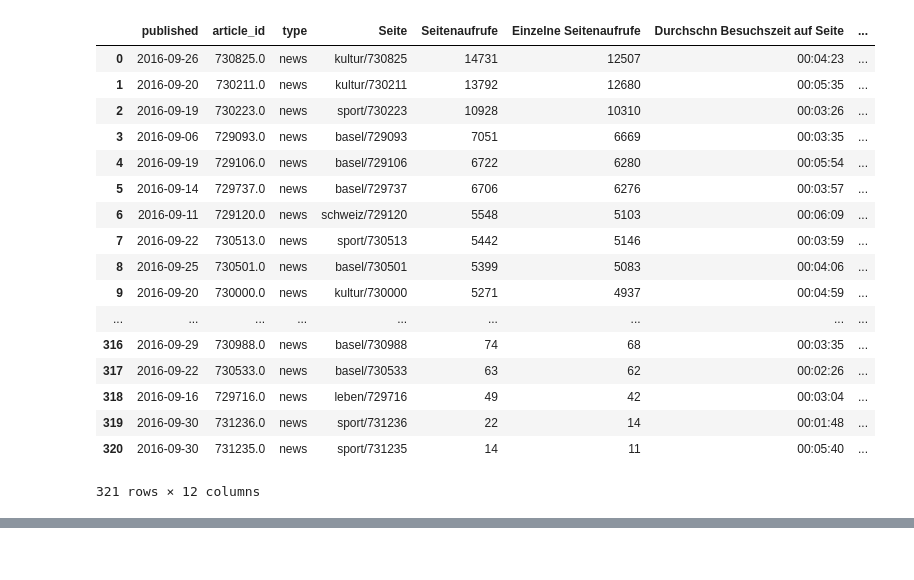
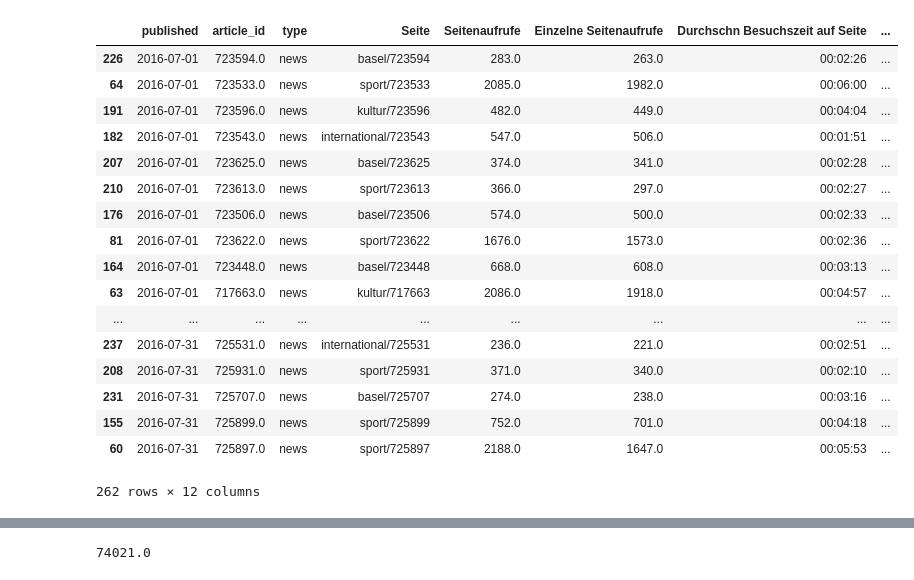
Before and after one commit to TagesWoche/analytics, a Jupyter notebook: Analytics_API_scrape.ipynb, the cells around one changed output, grey strips where cells are left out. Saved outputs shown, nothing was run; the diff lists cells and outputs as text; code cells hidden in the pictures.

```diff
--- a/Analytics_API_scrape.ipynb
+++ b/Analytics_API_scrape.ipynb
@@ -17,26 +19,23 @@ from pandas.io.json import json_normalize
 
 InteractiveShell.ast_node_interactivity = "all"
 matplotlib.rcParams['svg.fonttype'] = 'none'
+# %%
+## define month
+
+month = 'juli_2016'
 # %%
-stats = pd.read_csv('tawo_stat.csv')
+## load google analyctics data
 
-#foo = lambda x: pd.Series([i for i in reversed(x.split('/'))])
-#rev = stats['Seite'].apply(foo)
+ga_stats = 'tawo_stats_' + month + '.csv'
 
-#s = stats['Seite'].str.split('/').apply(pd.Series)
-
-#s.replace('', np.nan, inplace=True)
-
-#ids = s[4]
-
-#ids = ids.dropna()
-
+stats = pd.read_csv(ga_stats)
 
 stats['article_id'] = stats['Seite'].str.replace('/\w\w/\d\d\d\d_\d\d/\w+/', '')
 stats['Seite'] = stats['Seite'].str.replace('/\w\w/\d\d\d\d_\d\d/', '')
 stats['section'] = stats['Seite'].str.extract('(\w+)')
 
 stats['article_id'] = pd.to_numeric(stats['article_id'], errors='coerce')
+stats['Seitenaufrufe'] = pd.to_numeric(stats['Seitenaufrufe'], errors='coerce')
 
 stats.replace('', np.nan, inplace=True)
 stats = stats.dropna()
@@ -65,12 +64,13 @@ def parse_articles(id):
 
     return meta
 
-df = pd.concat([parse_articles(id) for id in stats['article_id']])
+filepath = 'tawo_stats_meta_' + month + '.csv'
 
-#df_new = df['authors']
+if os.path.exists(filepath):
+    df = pd.read_csv(filepath, usecols=[1,2,3])
+else:
+    df = pd.concat([parse_articles(id) for id in stats['article_id']])
 
-#df_new.to_json('author.json')
 
-#df_author = pd.read_json('author.json')
 df
 # %% [output]
@@ -190,6 +194,6 @@ df_news['Seitenaufrufe'].sum()
 # %%
-data_subset = df_news.set_index(['published'])
+data_subset_news = df_news.set_index(['published'])
 
-data_subset_september = data_subset.loc['2016-09-01':'2016-09-30']
-data_subset_september['Seitenaufrufe'].sum()
+data_subset_news_month = data_subset_news.loc['2016-07-01':'2016-07-31']
+data_subset_news_month['Seitenaufrufe'].sum()
 # %% [output]
@@ -219,26 +211,26 @@ data_subset_september.sort_values('Seitenaufrufe', ascending=False)
 # %%
-data_subset_september.reset_index()
+data_subset_news_month.reset_index().sort_values('published')
 
-data_subset_september.groupby(['section']).Seitenaufrufe.sum()
+data_subset_news_month.groupby(['section']).Seitenaufrufe.sum()
 
-data_subset_september['section'].value_counts()
+data_subset_news_month['section'].value_counts()
 # %% [output]
 |  | published | article_id | type | Seite | Seitenaufrufe | Einzelne Seitenaufrufe | Durchschn Besuchszeit auf Seite | ... |
-| 0 | 2016-09-26 | 730825.0 | news | kultur/730825 | 14731 | 12507 | 00:04:23 | ... |
-| 1 | 2016-09-20 | 730211.0 | news | kultur/730211 | 13792 | 12680 | 00:05:35 | ... |
-| 2 | 2016-09-19 | 730223.0 | news | sport/730223 | 10928 | 10310 | 00:03:26 | ... |
-| 3 | 2016-09-06 | 729093.0 | news | basel/729093 | 7051 | 6669 | 00:03:35 | ... |
-| 4 | 2016-09-19 | 729106.0 | news | basel/729106 | 6722 | 6280 | 00:05:54 | ... |
-| 5 | 2016-09-14 | 729737.0 | news | basel/729737 | 6706 | 6276 | 00:03:57 | ... |
-| 6 | 2016-09-11 | 729120.0 | news | schweiz/729120 | 5548 | 5103 | 00:06:09 | ... |
-| 7 | 2016-09-22 | 730513.0 | news | sport/730513 | 5442 | 5146 | 00:03:59 | ... |
-| 8 | 2016-09-25 | 730501.0 | news | basel/730501 | 5399 | 5083 | 00:04:06 | ... |
-| 9 | 2016-09-20 | 730000.0 | news | kultur/730000 | 5271 | 4937 | 00:04:59 | ... |
+| 226 | 2016-07-01 | 723594.0 | news | basel/723594 | 283.0 | 263.0 | 00:02:26 | ... |
+| 64 | 2016-07-01 | 723533.0 | news | sport/723533 | 2085.0 | 1982.0 | 00:06:00 | ... |
+| 191 | 2016-07-01 | 723596.0 | news | kultur/723596 | 482.0 | 449.0 | 00:04:04 | ... |
+| 182 | 2016-07-01 | 723543.0 | news | international/723543 | 547.0 | 506.0 | 00:01:51 | ... |
+| 207 | 2016-07-01 | 723625.0 | news | basel/723625 | 374.0 | 341.0 | 00:02:28 | ... |
+| 210 | 2016-07-01 | 723613.0 | news | sport/723613 | 366.0 | 297.0 | 00:02:27 | ... |
+| 176 | 2016-07-01 | 723506.0 | news | basel/723506 | 574.0 | 500.0 | 00:02:33 | ... |
+| 81 | 2016-07-01 | 723622.0 | news | sport/723622 | 1676.0 | 1573.0 | 00:02:36 | ... |
+| 164 | 2016-07-01 | 723448.0 | news | basel/723448 | 668.0 | 608.0 | 00:03:13 | ... |
+| 63 | 2016-07-01 | 717663.0 | news | kultur/717663 | 2086.0 | 1918.0 | 00:04:57 | ... |
 | ... | ... | ... | ... | ... | ... | ... | ... | ... |
-| 316 | 2016-09-29 | 730988.0 | news | basel/730988 | 74 | 68 | 00:03:35 | ... |
-| 317 | 2016-09-22 | 730533.0 | news | basel/730533 | 63 | 62 | 00:02:26 | ... |
-| 318 | 2016-09-16 | 729716.0 | news | leben/729716 | 49 | 42 | 00:03:04 | ... |
-| 319 | 2016-09-30 | 731236.0 | news | sport/731236 | 22 | 14 | 00:01:48 | ... |
-| 320 | 2016-09-30 | 731235.0 | news | sport/731235 | 14 | 11 | 00:05:40 | ... |
+| 237 | 2016-07-31 | 725531.0 | news | international/725531 | 236.0 | 221.0 | 00:02:51 | ... |
+| 208 | 2016-07-31 | 725931.0 | news | sport/725931 | 371.0 | 340.0 | 00:02:10 | ... |
+| 231 | 2016-07-31 | 725707.0 | news | basel/725707 | 274.0 | 238.0 | 00:03:16 | ... |
+| 155 | 2016-07-31 | 725899.0 | news | sport/725899 | 752.0 | 701.0 | 00:04:18 | ... |
+| 60 | 2016-07-31 | 725897.0 | news | sport/725897 | 2188.0 | 1647.0 | 00:05:53 | ... |
-321 rows × 12 columns
+262 rows × 12 columns
 section
@@ -258 +250,9 @@ schweiz           14
 Name: section, dtype: int64
+# %%
+data_subset_newswire = df_newswire.set_index(['published'])
+
+data_subset_newswire_month = data_subset_newswire.loc['2016-07-01':'2016-07-31']
+
+data_subset_newswire_month['Seitenaufrufe'].sum()
+# %% [output]
+74021.0
```
Also changed, not shown: parts of 30 cells of this notebook, 15 other files.
